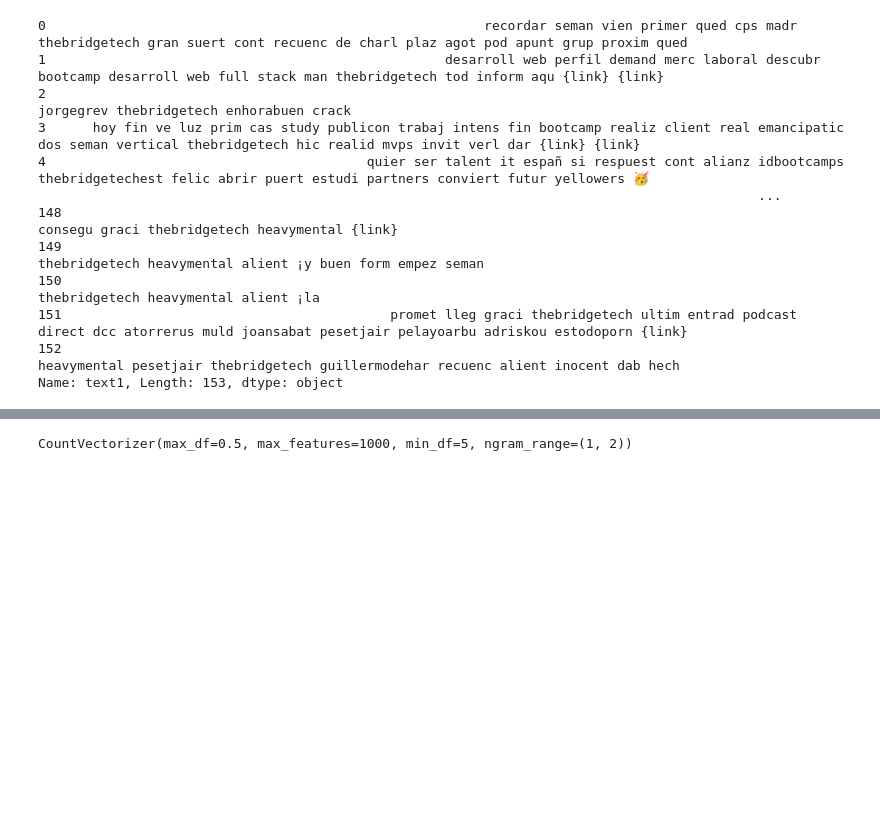
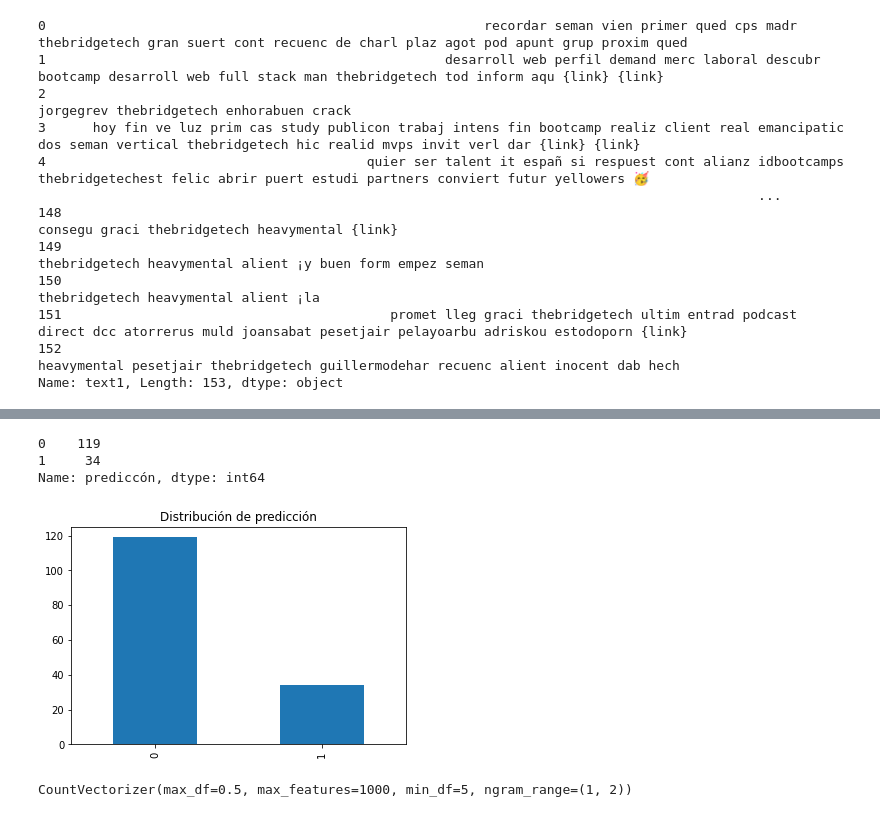
Before and after one commit to xyaimao/Prueba_Tecnica, a Jupyter notebook: trabajo1.ipynb, the cells around one changed output, grey strips where cells are left out. Saved outputs shown, nothing was run; the diff lists cells and outputs as text; code cells hidden in the pictures; blank space fills up the shorter version.

```diff
--- a/trabajo1.ipynb
+++ b/trabajo1.ipynb
@@ -566,4 +566,4 @@ df_text["text1"]
 152                                                                                                heavymental pesetjair thebridgetech guillermodehar recuenc alient inocent dab hech
 Name: text1, Length: 153, dtype: object
 # %%
-predictions = model.predict(df_text[["text1"]])
+predictions = model.predict(df_text["text1"])
@@ -569,0 +580,2 @@ predictions = model.predict(df_text[["text1"]])
+# %%
+df_text["prediccón"]=predictions
@@ -570,3 +598,15 @@ predictions = model.predict(df_text[["text1"]])
+# %%
+df_text["prediccón"].value_counts()
+# %% [output]
+0    119
+1     34
+Name: prediccón, dtype: int64
+# %%
+df_text["prediccón"].value_counts().plot(kind='bar')
+plt.title('Distribución de predicción')
+plt.show()
+# %% [output]
+[figure, added]
 # %%
 from sklearn.feature_extraction.text import CountVectorizer
 cv = CountVectorizer(max_df=0.5, max_features=1000, min_df=5,
```
Also changed, not shown: parts of 4 cells of this notebook.
